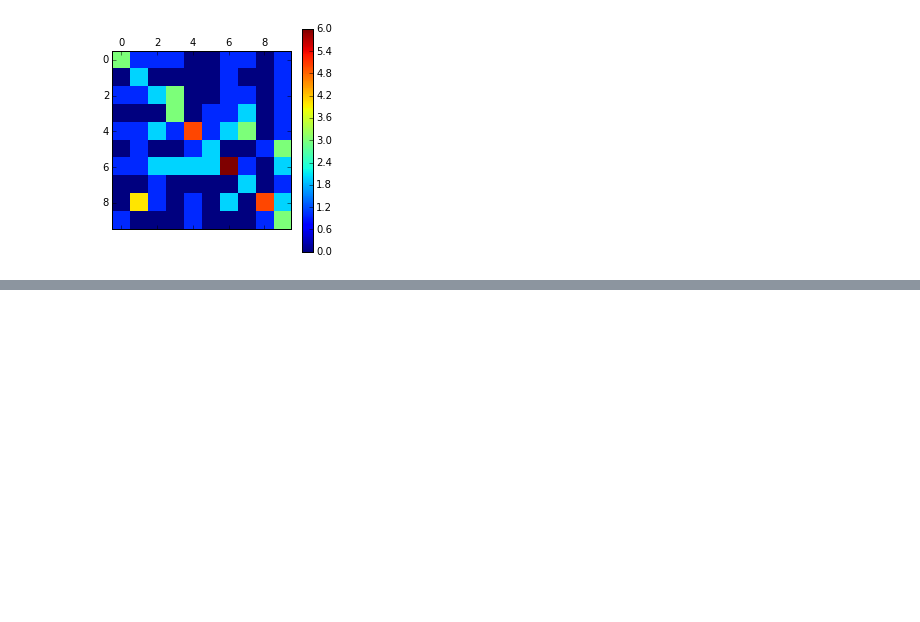
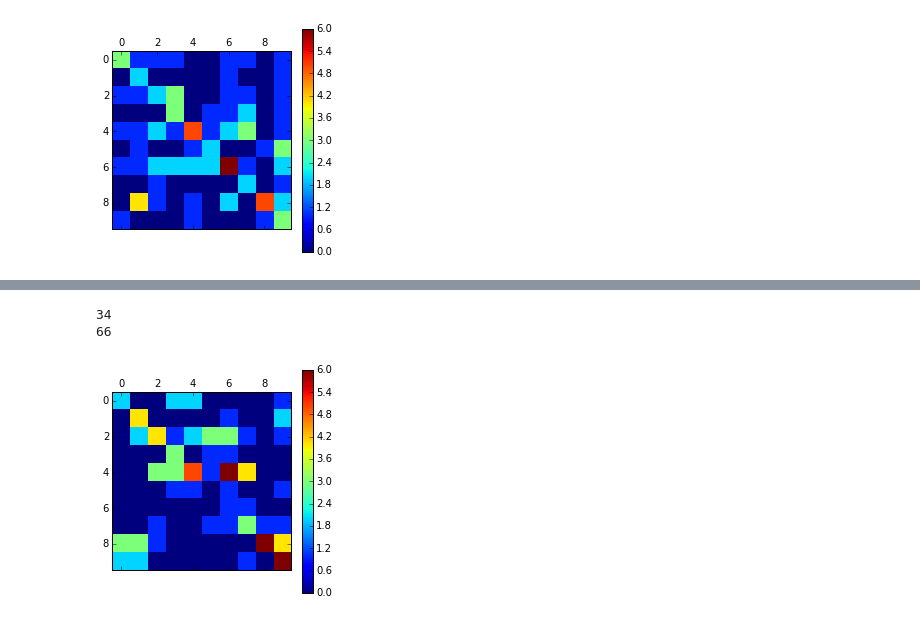
Before and after one commit to francis-lewis/siamese-neighbors, a Jupyter notebook: SiameseNet_AllClasses.ipynb, the cells around one changed output, grey strips where cells are left out. Saved outputs shown, nothing was run; the diff lists cells and outputs as text; code cells hidden in the pictures; blank space fills up the shorter version.

```diff
--- a/SiameseNet_AllClasses.ipynb
+++ b/SiameseNet_AllClasses.ipynb
@@ -309,0 +408,22 @@ plt.savefig('l2_knn_confusion_matrix.png')
+# %%
+acc, cor_ims, inc_ims = siam_acc[33]
+confusion_matrix = np.zeros((10,10))
+print len(cor_ims)
+print len(inc_ims)
+for ind, im in enumerate(cor_ims):
+    i, pred = im
+    inds, dists, classes, c_pred = pred
+    confusion_matrix[c_pred, y_val[i]] += 1
+
+for ind, im in enumerate(inc_ims):
+    i, pred = im
+    inds, dists, classes, c_pred = pred
+    confusion_matrix[c_pred, y_val[i]] += 1
+
+plt.matshow(confusion_matrix)
+plt.colorbar()
+plt.savefig('siam_knn_confusion_matrix.png')
+# %% [output]
+34
+66
+[figure, added]
```
Also changed, not shown: parts of 14 cells of this notebook, 2 other files.
